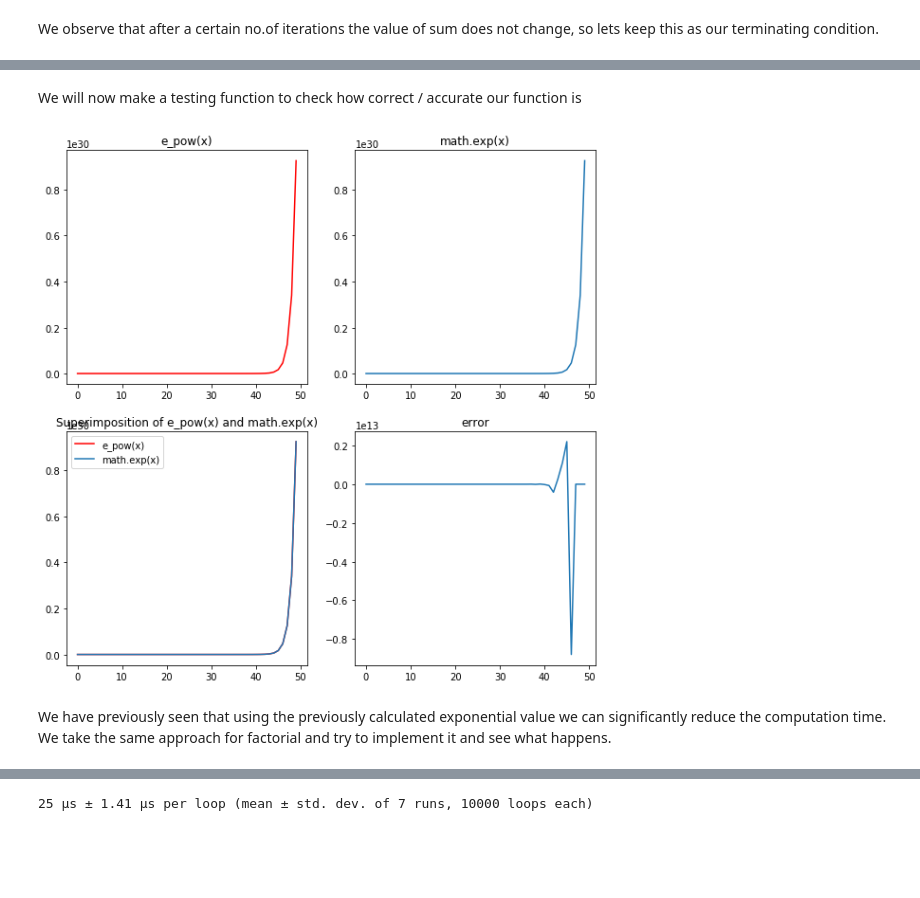
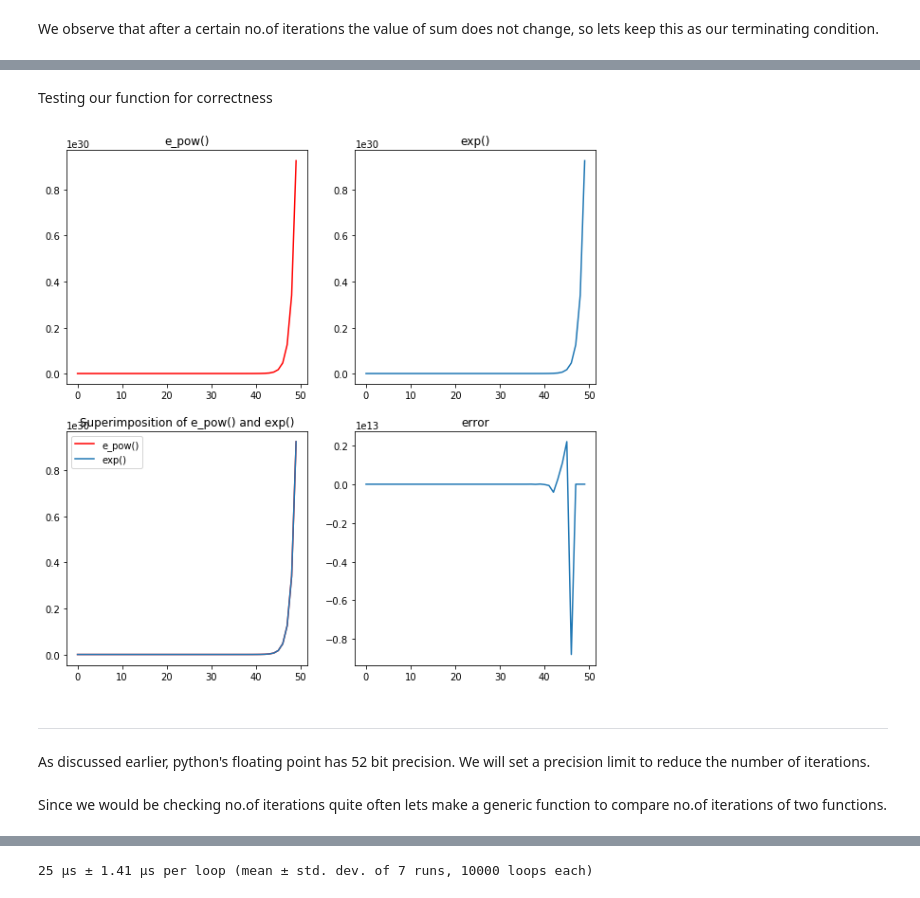
Before and after one commit to ShwetaBarge/PythonForDataScience, a Jupyter notebook: Taylor Series.ipynb, the cells around one changed output, grey strips where cells are left out. Saved outputs shown, nothing was run; the diff lists cells and outputs as text; code cells hidden in the pictures; blank space fills up the shorter version.

Commit message:
Made generic function for testing and to compare the number of iterations. Added desciption to the exponential function

```diff
--- a/Taylor Series.ipynb
+++ b/Taylor Series.ipynb
@@ -253,0 +352,11 @@ e_pow(2)
+# %%
+e = 1
+i = 0
+l = []
+while i < 25 :
+    e += 2**i/math.factorial(i)
+    i = i + 1
+    l.append(e)
+
+fig, ax = plt.subplots(1,1,figsize=(5,5))
+ax.plot(l)
@@ -275,45 +387,23 @@ e_pow(5)
-# %% [markdown]
-We will now make a testing function to check how correct / accurate our function is
-# %%
-x = np.linspace(20, 70,num = 50,endpoint=False)
-def test(func):
-    ourvalues = []
-    actualvalues = []
-    error = []
-    for i in x :
-        o = round(func(i)[0],7)
-        a = math.exp(i)
-        ourvalues.append(o)
-        actualvalues.append(a)
-        error.append(round(a-o,4))
-
-    fig, ax = plt.subplots(2,2,figsize=(10,10))
-    ax[0][0].plot(ourvalues, color = 'red')
-    ax[0][0].set_title("e_pow(x)")
-    ax[0][1].plot(actualvalues)
-    ax[0][1].set_title("math.exp(x)")
-    ax[1][0].plot(ourvalues,color = 'red')
-    ax[1][0].plot(actualvalues)
-    ax[1][0].legend(["e_pow(x)", 'math.exp(x)'])
-    ax[1][0].set_title("Superimposition of e_pow(x) and math.exp(x)")
-    ax[1][1].plot(error)
-    ax[1][1].set_title("error")
+# %% [markdown]
+Testing our function for correctness
 # %%
 def e_pow(x):
     e_to_2 = 0
     t1 = 1
     t2 = 0
     i  = 0
     while True:
         e_to_2 += x**i/math.factorial(i)
         t1 = t2
         t2 = e_to_2
         i = i + 1
         if t1 == t2 :
             break
     return e_to_2,i
-test(e_pow)
+test(e_pow,math.exp)
 # %% [output]
-[figure, old version]
+[figure, new version]
-# %% [markdown]
-We have previously seen that using the previously calculated exponential value we can significantly reduce the computation time. We take the same approach for factorial and try to implement it and see what happens.
+# %% [markdown]
+- - - - - - - - - - - - - - - - - - - - - - - - - - - - - - - - - - - - - - - - - - - - - - - - - - - - - - - -
+# %% [markdown]
+As discussed earlier, python's floating point has 52 bit precision. We will set a precision limit to reduce the number of iterations.
@@ -319,0 +427,2 @@ We have previously seen that using the previously calculated exponential value w
+# %% [markdown]
+Since we would be checking no.of iterations quite often lets make a generic function to compare no.of iterations of two functions.
```
Also changed, not shown: parts of 31 cells of this notebook.
